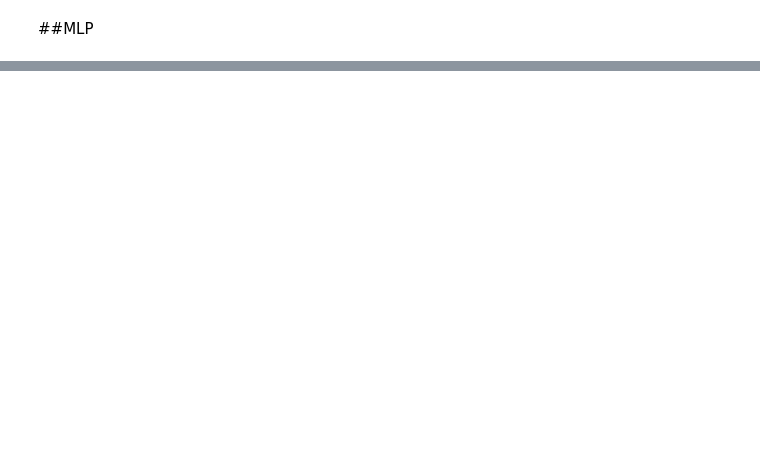
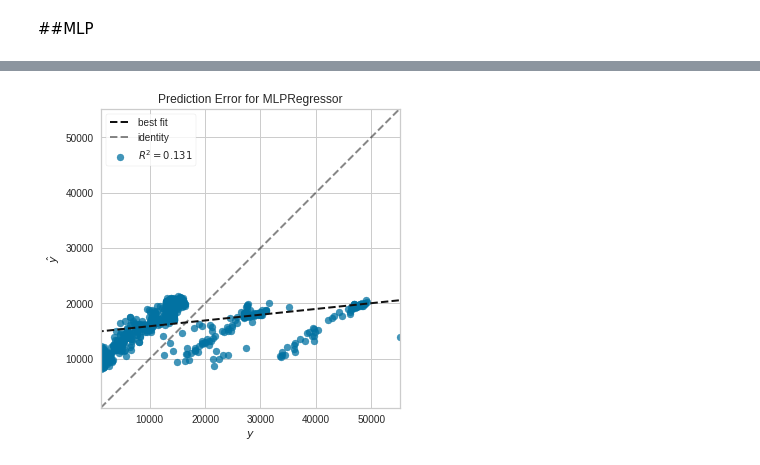
Before and after one commit to Krishnachaithany/Data-Science, a Jupyter notebook: Insurance_Case_Study_final (1).ipynb, the cells around one changed output, grey strips where cells are left out. Cells and saved outputs as stored; diff of their text form; code cells hidden in the pictures; blank space fills up the shorter version.

```diff
--- a/Insurance_Case_Study_final (1).ipynb
+++ b/Insurance_Case_Study_final (1).ipynb
@@ -2227,7 +2233,3 @@ print("Y_test shape {}, len {}.".format(Y_test.shape,len(Y_test)))
-# %%
-scaler = StandardScaler()
-X_train = scaler.fit_transform(X_train)
-X_test = scaler.transform(X_test)
 # %%
 result = []
 # %% [markdown]
@@ -2249,7 +2277,2 @@ df_linearRegression.head()
-# %%
-visualizer = PredictionError(multiple_linear)
-visualizer.fit(X_train, Y_train)
-visualizer.score(X_test, Y_test)
-visualizer.show();
 # %% [markdown]
 ##RANDOM FOREST
@@ -2271,6 +2279,5 @@ rf_param_grid = {'n_estimators': n_estimators,
 # %%
-rf = RandomForestRegressor()
-rf_random = RandomizedSearchCV(estimator = rf, param_distributions = rf_param_grid, n_iter = 100, cv = 3, verbose=2, random_state=42, n_jobs = -1)
+rf_random = RandomForestRegressor()
 rf_random.fit(X_train, Y_train)
 rf_predict = rf_random.predict(X_test)
 score_rf = r2_score(Y_test,rf_predict)
@@ -2322,9 +2357,8 @@ parameter_mlp = {
 }
 # %%
 model = MLPRegressor()
-clf = GridSearchCV(model, parameter_mlp, n_jobs=-1, cv=3)
-clf.fit(X_train,Y_train)
-mlp_predict = clf.predict(X_test)
+model.fit(X_train,Y_train)
+mlp_predict = model.predict(X_test)
 score_mlp = r2_score(Y_test,mlp_predict)
 result.append(score_mlp)
 # %%
@@ -2338,5 +2384,7 @@ df_MLPRegressor.head()
 # %%
-visualizer = PredictionError(clf)
+visualizer = PredictionError(model)
 visualizer.fit(X_train, Y_train)
 visualizer.score(X_test, Y_test)
 visualizer.show();
+# %% [output]
+[figure, added]
```
Also changed, not shown: parts of 34 cells of this notebook.
